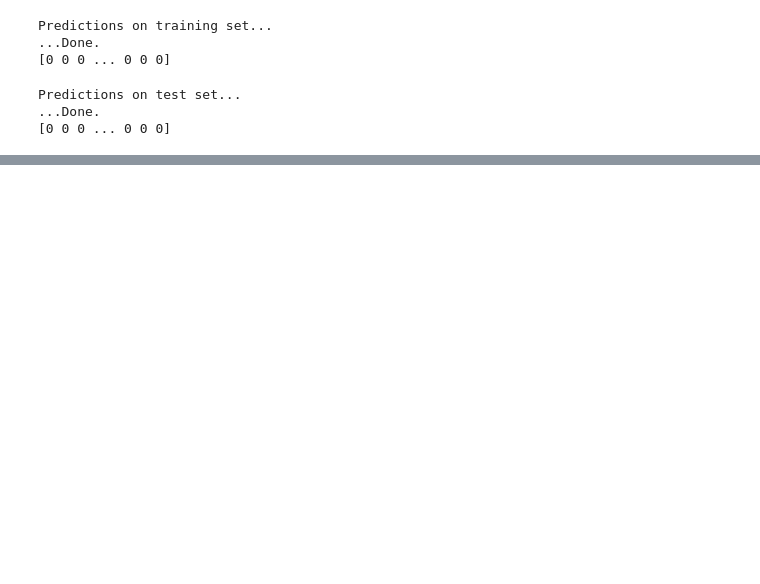
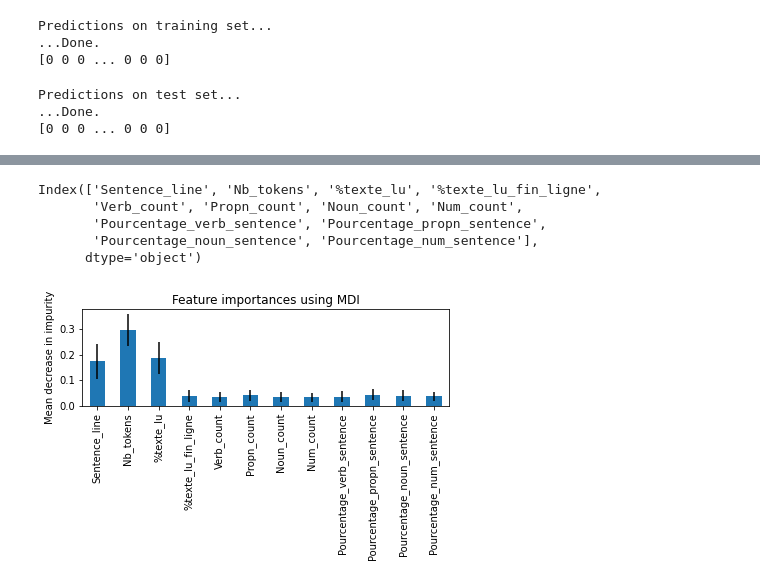
Before and after one commit to DanyNgn/Projet_BlindCV, a Jupyter notebook: Part_9_Code_BlindCV_Model_Random_Forest.ipynb, the cells around one changed output, grey strips where cells are left out. Drawn from its saved outputs; the diff is of its cells as text; code cells hidden in the pictures; blank space fills up the shorter version.

```diff
--- a/Part_9_Code_BlindCV_Model_Random_Forest.ipynb
+++ b/Part_9_Code_BlindCV_Model_Random_Forest.ipynb
@@ -339,0 +572,18 @@ fig.show()
+# %%
+X, y = make_classification(
+    n_samples=1000,
+    n_features=12,
+    n_informative=3,
+    n_redundant=0,
+    n_repeated=0,
+    n_classes=2,
+    random_state=0,
+    shuffle=False,
+)
+X_train, X_test, y_train, y_test = train_test_split(X, y, stratify=y, random_state=42)
+# %%
+from sklearn.ensemble import RandomForestClassifier
+
+feature_names = list_columns.columns
+forest = RandomForestClassifier(random_state=0)
+forest.fit(X_train, y_train)
@@ -339,0 +592,10 @@ fig.show()
+# %%
+import time
+import numpy as np
+
+start_time = time.time()
+importances = forest.feature_importances_
+std = np.std([tree.feature_importances_ for tree in forest.estimators_], axis=0)
+elapsed_time = time.time() - start_time
+
+print(f"Elapsed time to compute the importances: {elapsed_time:.3f} seconds")
@@ -339,0 +604,21 @@ fig.show()
+# %%
+list_columns = dataset.drop(features_list, axis = 1)
+list_columns.columns
+# %% [output]
+Index(['Sentence_line', 'Nb_tokens', '%texte_lu', '%texte_lu_fin_ligne',
+       'Verb_count', 'Propn_count', 'Noun_count', 'Num_count',
+       'Pourcentage_verb_sentence', 'Pourcentage_propn_sentence',
+       'Pourcentage_noun_sentence', 'Pourcentage_num_sentence'],
+      dtype='object')
+# %%
+import pandas as pd
+
+forest_importances = pd.Series(importances, index=feature_names)
+
+fig, ax = plt.subplots()
+forest_importances.plot.bar(yerr=std, ax=ax)
+ax.set_title("Feature importances using MDI")
+ax.set_ylabel("Mean decrease in impurity")
+fig.tight_layout()
+# %% [output]
+[figure, added]
```
Also changed, not shown: parts of 33 cells of this notebook.
